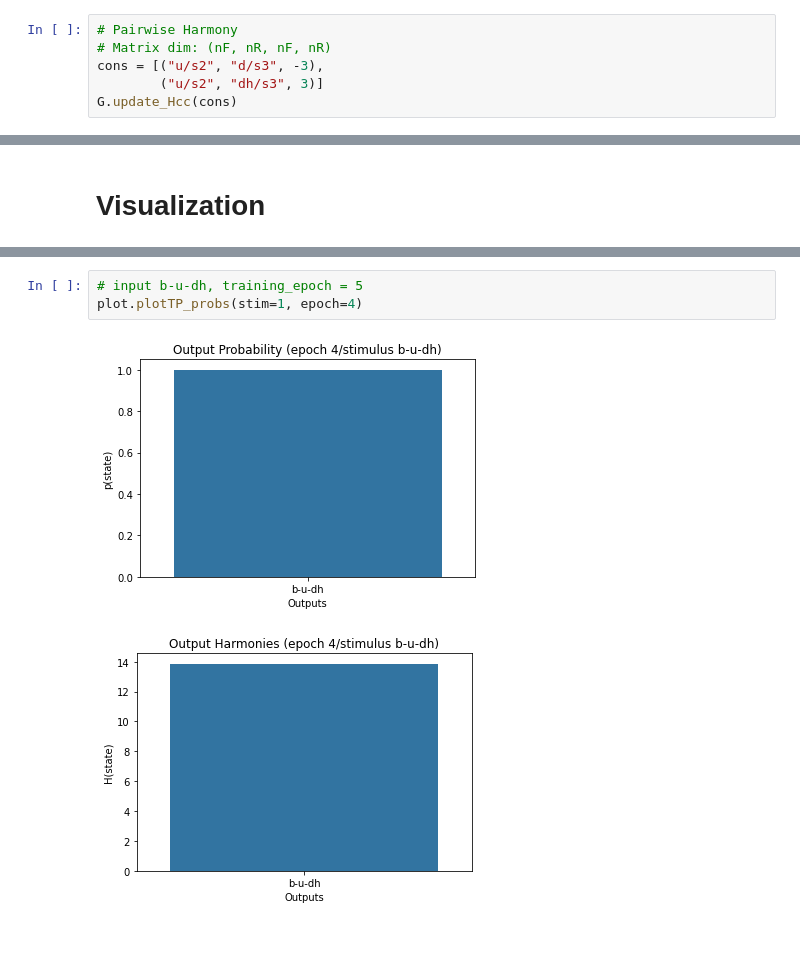
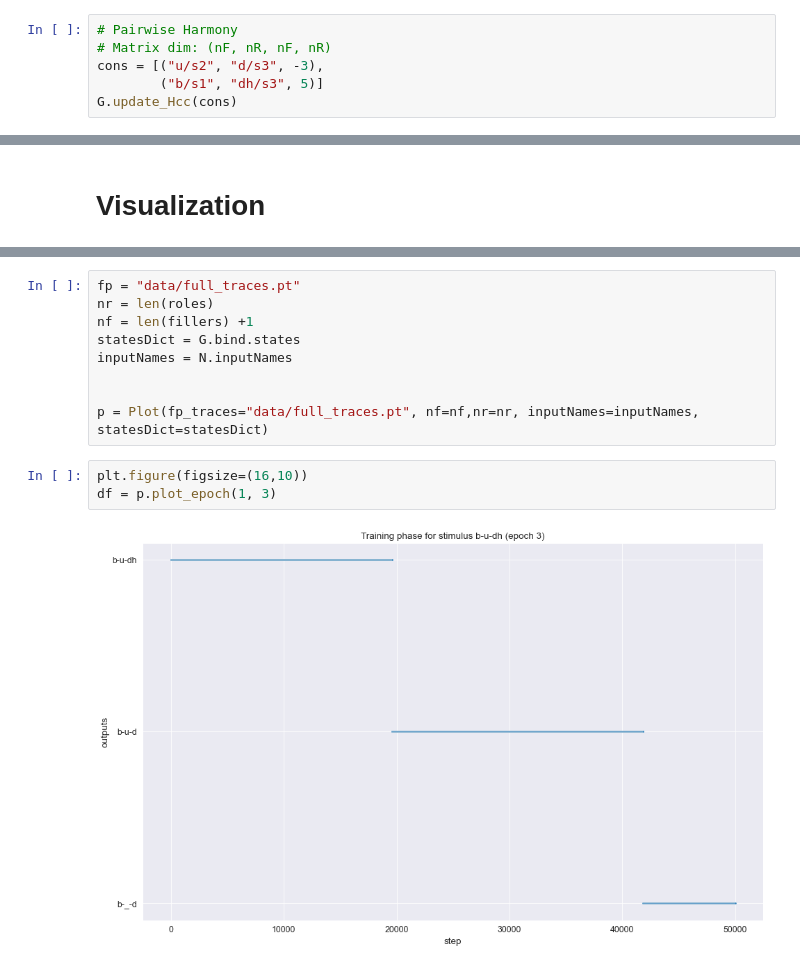
Before and after one commit to amasotti/grascom, a Jupyter notebook: example.ipynb, the cells around one changed output, grey strips where cells are left out. Cells and saved outputs as stored; diff of their text form; blank space fills up the shorter version.

Commit message:
plotting init

```diff
--- a/example.ipynb
+++ b/example.ipynb
@@ -57,7 +57,7 @@ Ex.:
 # Pairwise Harmony
 # Matrix dim: (nF, nR, nF, nR)
 cons = [("u/s2", "d/s3", -3),
-        ("u/s2", "dh/s3", 3)]
+        ("b/s1", "dh/s3", 5)]
 G.update_Hcc(cons)
 # %% [markdown]
 ### Single binding Harmonies:
@@ -374,6 +364,14 @@ plot.plotTP_probs(stim=0, epoch=4)
-# %%
-# input b-u-dh, training_epoch = 5
-plot.plotTP_probs(stim=1, epoch=4)
-# %% [output]
-[figure, removed]
-[figure, removed]
+# %%
+fp = "data/full_traces.pt"
+nr = len(roles)
+nf = len(fillers) +1
+statesDict = G.bind.states
+inputNames = N.inputNames
+
+
+p = Plot(fp_traces="data/full_traces.pt", nf=nf,nr=nr, inputNames=inputNames, statesDict=statesDict)
+# %%
+plt.figure(figsize=(16,10))
+df = p.plot_epoch(1, 3)
+# %% [output]
+[figure, added]
```
Also changed, not shown: parts of 5 cells of this notebook, 16 other files.
